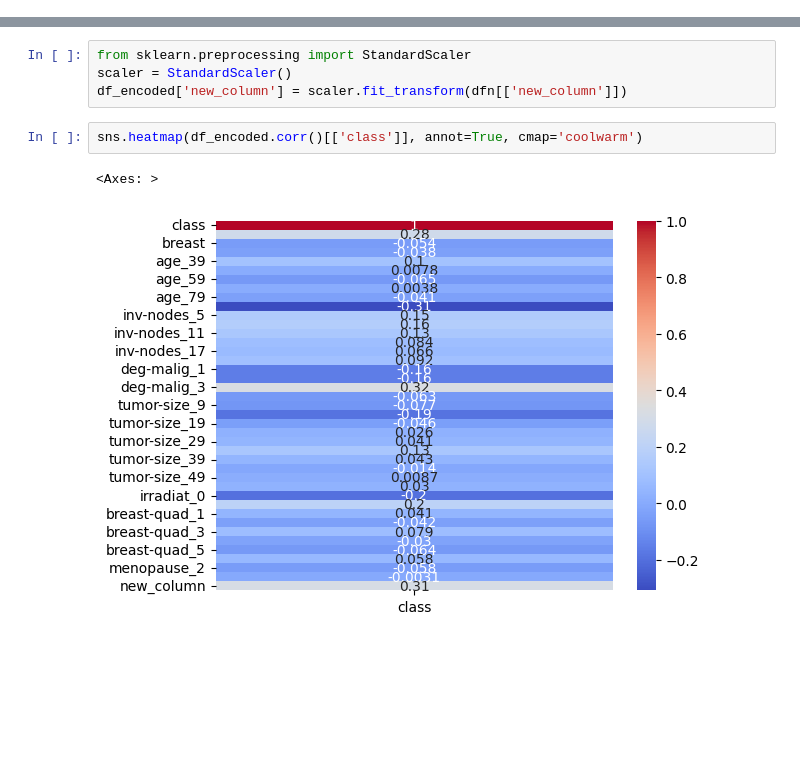
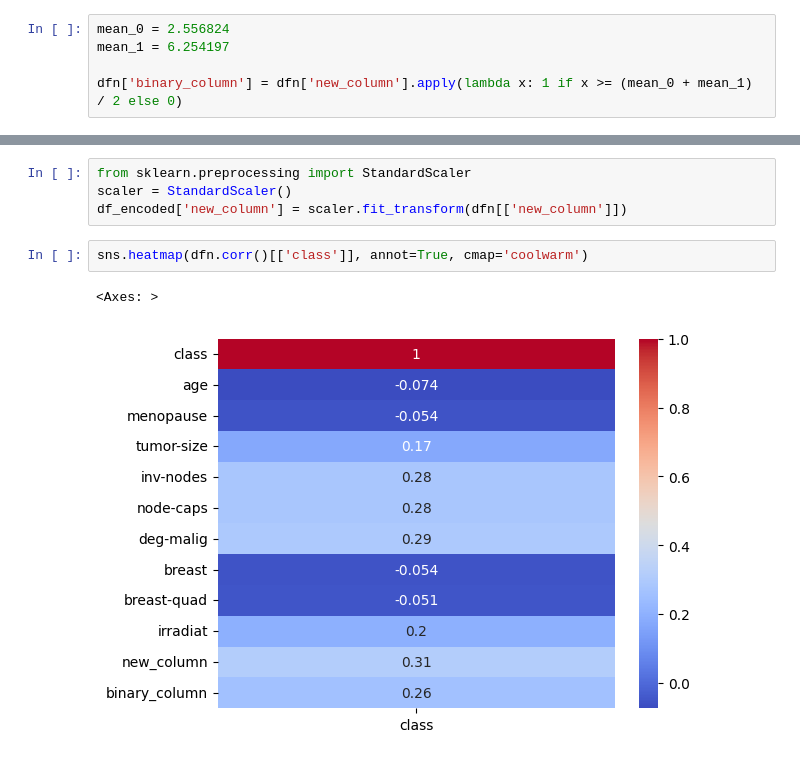
Before and after one commit to 2256haradityam/Projects, a Jupyter notebook: CARPRICEPREDICTION.ipynb, the cells around one changed output, grey strips where cells are left out. Saved outputs shown, nothing was run; the diff lists cells and outputs as text; blank space fills up the shorter version.

```diff
--- a/CARPRICEPREDICTION.ipynb
+++ b/CARPRICEPREDICTION.ipynb
@@ -30,4 +28,9 @@ dfn['breast'].value_counts()
 dtype: int64
 # %%
 dfn['breast'] = dfn['breast'].map({1: 0, 2: 1})
+# %%
+mean_0 = 2.556824
+mean_1 = 6.254197
+
+dfn['binary_column'] = dfn['new_column'].apply(lambda x: 1 if x >= (mean_0 + mean_1) / 2 else 0)
 # %%
@@ -77,8 +78,8 @@ from sklearn.preprocessing import StandardScaler
 scaler = StandardScaler()
 df_encoded['new_column'] = scaler.fit_transform(dfn[['new_column']])
 # %%
-sns.heatmap(df_encoded.corr()[['class']], annot=True, cmap='coolwarm')
+sns.heatmap(dfn.corr()[['class']], annot=True, cmap='coolwarm')
 # %% [output]
 <Axes: >
-[figure, old version]
+[figure, new version]
 # %%
```
Also changed, not shown: parts of 9 cells of this notebook.
